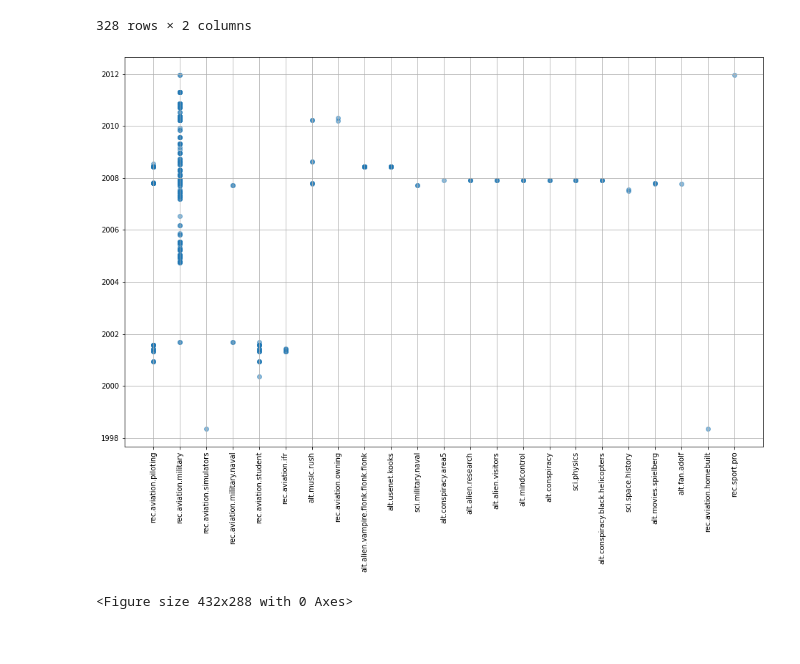
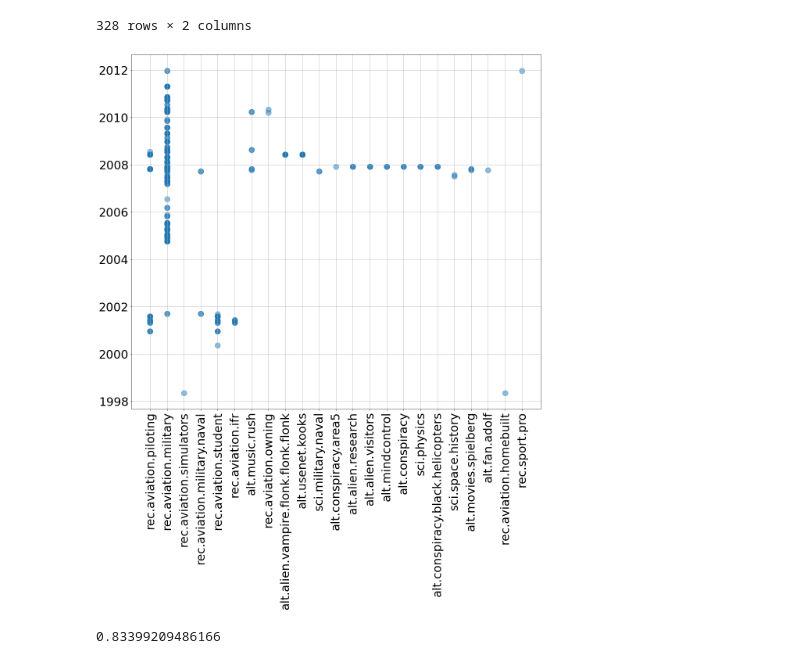
Before and after one commit to SoyBison/sex-internet-theories, a Jupyter notebook: breadboard.ipynb, the cells around one changed output. Drawn from its saved outputs; the diff is of its cells as text; code cells hidden in the pictures.

```diff
--- a/breadboard.ipynb
+++ b/breadboard.ipynb
@@ -214,12 +214,12 @@ data.sort_values('Location')
 | 311 | 2007-07-24 08:36:52 | sci.space.history |
 328 rows × 2 columns
 # %%
-plt.figure(figsize=(16, 10))
-plt.scatter(data.Location, data.Date, alpha=.5)
-plt.xticks(rotation=90)
+plt.figure(figsize=(16, 20))
+plt.scatter(data.Location, data.Date, alpha=.5, s=200)
+plt.xticks(rotation=90, fontsize=30)
+plt.yticks(fontsize=30)
 plt.grid()
-plt.show()
+plt.tight_layout()
 plt.savefig('Foo_Fighters.png')
 # %% [output]
-[figure, old version]
+[figure, new version]
-<Figure size 432x288 with 0 Axes>
@@ -225,0 +228,4 @@ plt.savefig('Foo_Fighters.png')
+# %%
+len(is_mil) / len(foo)
+# %% [output]
+0.83399209486166
```
Also changed, not shown: parts of 1 cell of this notebook, 4 other files.
